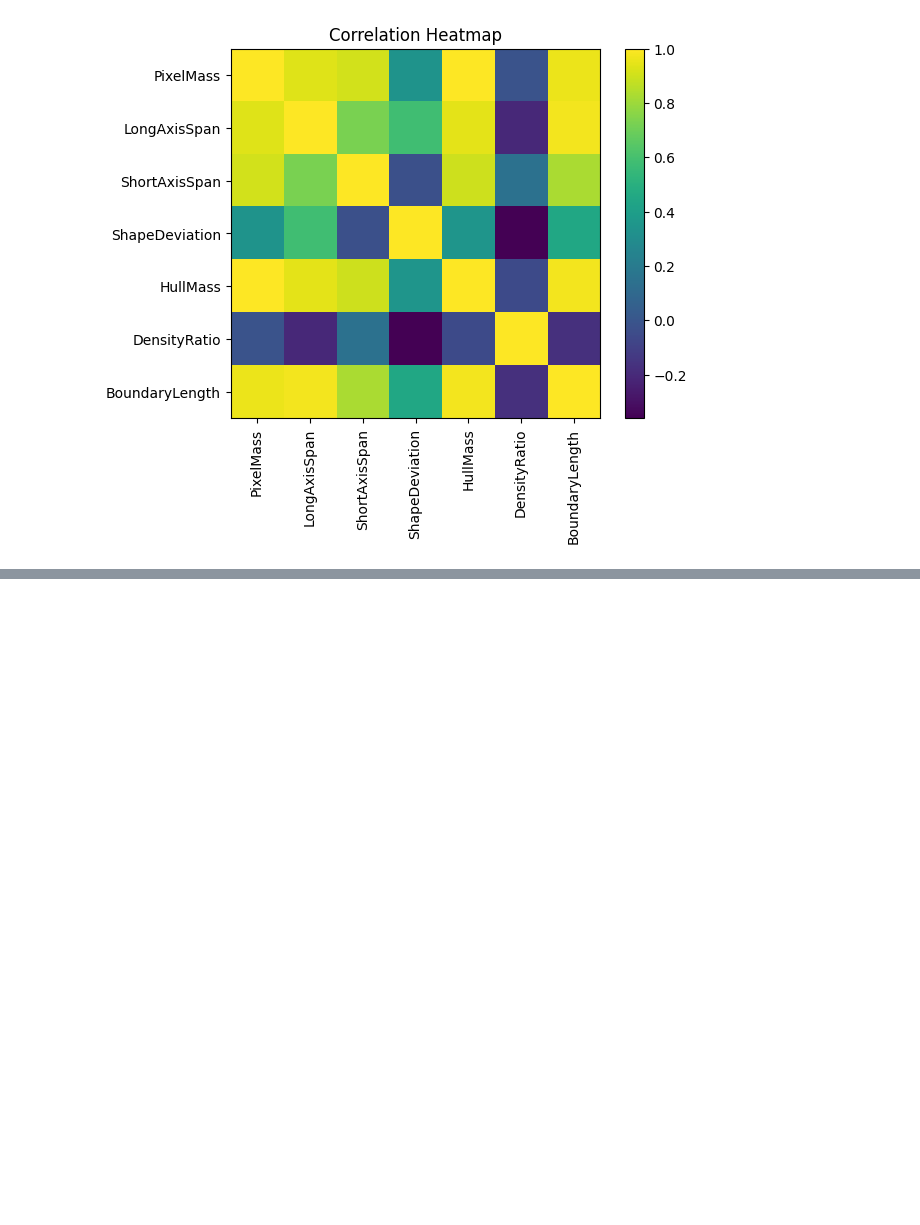
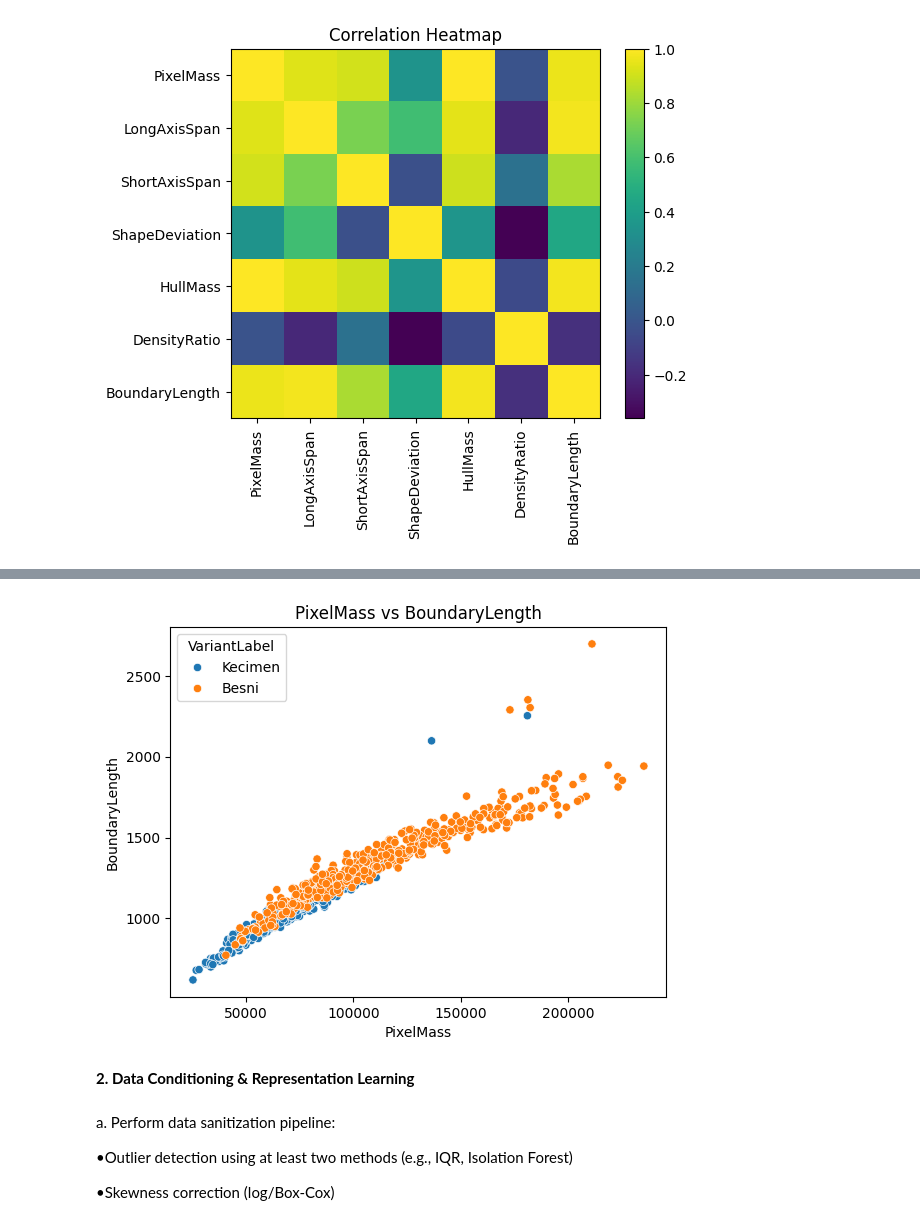
Before and after one commit to mulayvaibhav/agri_supply_chain_visual_inspection_system, a Jupyter notebook: ML_Assignment.ipynb, the cells around one changed output, grey strips where cells are left out. Drawn from its saved outputs; the diff is of its cells as text; code cells hidden in the pictures; blank space fills up the shorter version.

```diff
--- a/ML_Assignment.ipynb
+++ b/ML_Assignment.ipynb
@@ -157,0 +195,14 @@ plt.show()
+# %%
+sns.scatterplot(data=df, x='PixelMass', y='BoundaryLength', hue='VariantLabel')
+plt.title("PixelMass vs BoundaryLength")
+plt.show()
+# %% [output]
+[figure, added]
+# %% [markdown]
+**2. Data Conditioning & Representation Learning**
+# %% [markdown]
+a. Perform data sanitization pipeline:
+
+•Outlier detection using at least two methods (e.g., IQR, Isolation Forest)
+
+•Skewness correction (log/Box-Cox)
```
Also changed, not shown: parts of 31 cells of this notebook.
